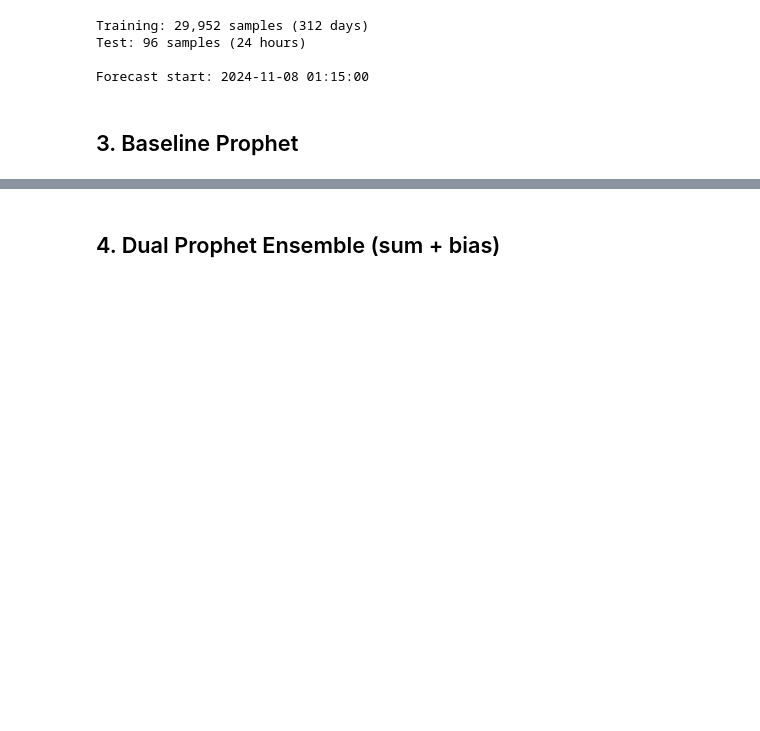
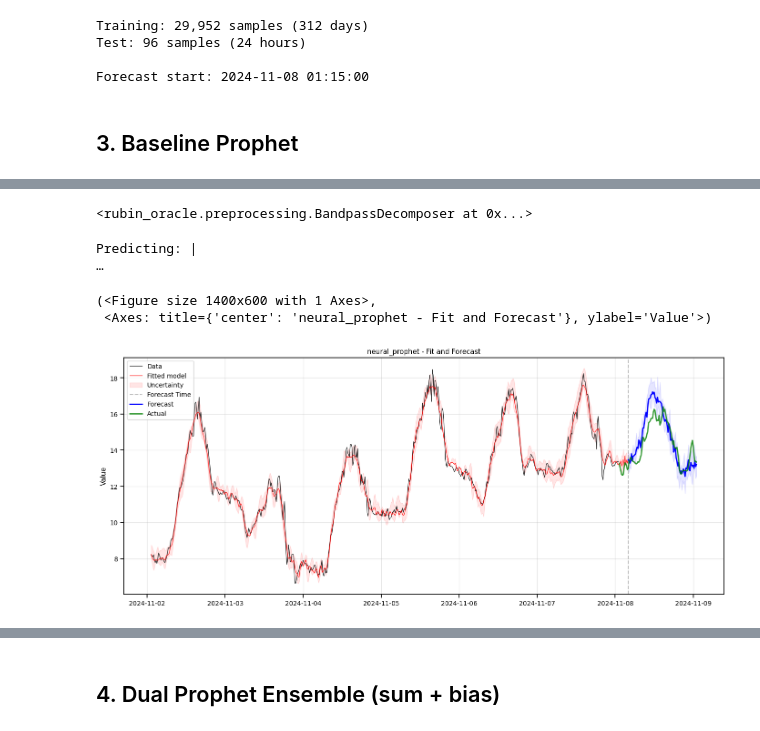
Before and after one commit to estevesjh/RubinsOracle, a Jupyter notebook: examples/compare_forecast_models.ipynb, the cells around one changed output, grey strips where cells are left out. Saved outputs shown, nothing was run; the diff lists cells and outputs as text; code cells hidden in the pictures; blank space fills up the shorter version.

```diff
--- a/examples/compare_forecast_models.ipynb
+++ b/examples/compare_forecast_models.ipynb
@@ -170,0 +233,31 @@ plt.show()
+# %%
+# Fit standalone NeuralProphet on raw signal
+print("Fitting Standalone NeuralProphet...")
+
+from rubin_oracle import NeuralProphetForecaster, NeuralProphetConfig
+
+# Load config and update forecast horizon
+np_reg_config_dict = NeuralProphetConfig.from_yaml(
+    CONFIGS_PATH / "neuralprophet_savgol_base.yaml"
+).model_dump()
+np_reg_config_dict["epochs"] = 50
+np_reg_config_dict["lag_days"] = 1
+np_reg_config = NeuralProphetConfig.model_validate(np_reg_config_dict)
+
+print(f"Config: {np_reg_config.name}")
+print(f"Lag days: {np_reg_config.lag_days}, N forecast: {np_reg_config.n_forecast}")
+
+np_reg_model = NeuralProphetForecaster(np_reg_config)
+np_reg_model.fit(df_train)
+
+# Show in-sample metrics
+print("\nStandalone NeuralProphet Metrics:")
+for key, val in np_reg_model.metrics_.items():
+    print(f"  {key}: {val:.4f}" if isinstance(val, float) else f"  {key}: {val}")
+
+# Forecast
+np_reg_fc = np_reg_model.forecast(df_test, np_reg_model.latest_timestamp)
+yhat_np_reg = np_reg_fc["yhat"]
+
+rmse_np_reg = np.sqrt(((y_true - yhat_np_reg) ** 2).mean())
+print(f"\nStandalone NeuralProphet Forecast RMSE: {rmse_np_reg:.4f}")
@@ -170,0 +279,11 @@ plt.show()
+# %%
+np_reg_model._decomposer
+# %% [output]
+<rubin_oracle.preprocessing.BandpassDecomposer at 0x...>
+# %%
+np_reg_model.plot(df_test=df_test, window_days=7, lead_time=-1)
+# %% [output]
+Predicting: |                                                                                                 …
+(<Figure size 1400x600 with 1 Axes>,
+ <Axes: title={'center': 'neural_prophet - Fit and Forecast'}, ylabel='Value'>)
+[figure, added]
```
Also changed, not shown: parts of 22 cells of this notebook, 15 other files.
